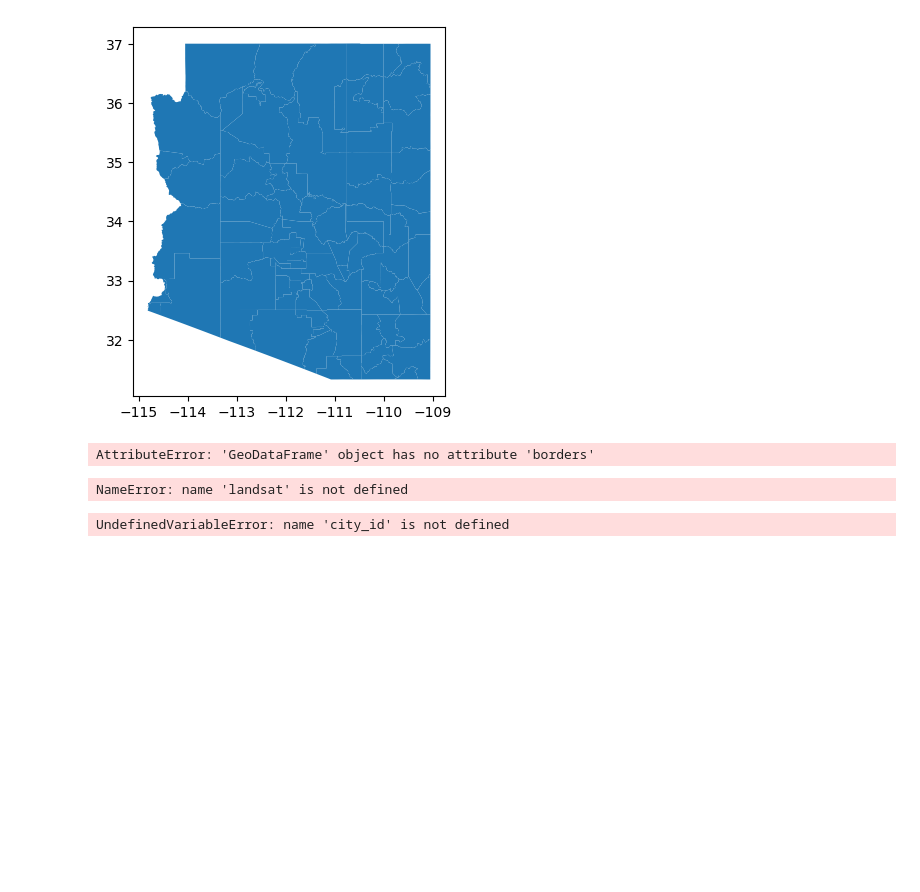
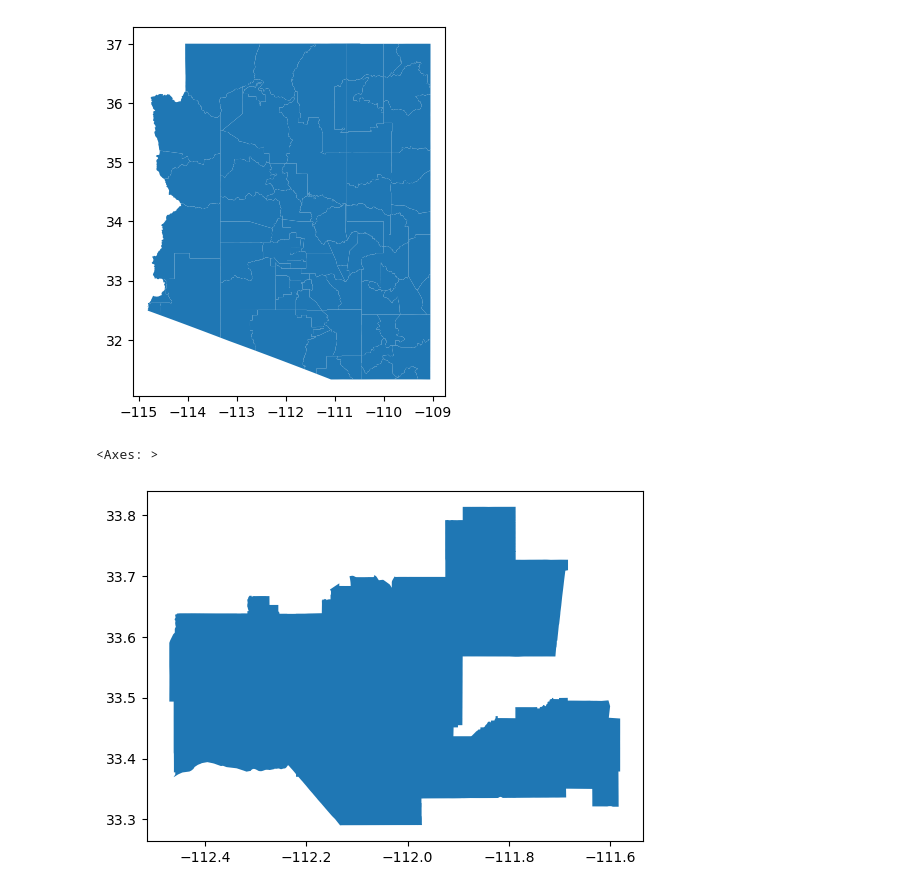
Before and after one commit to stephenccodes/biodiversity-intactness-index-phoenix, a Jupyter notebook: biodiversity_intactness_index_phoenix.ipynb, the cells around one changed output. Cells and saved outputs as stored; diff of their text form; code cells hidden in the pictures; blank space fills up the shorter version.

```diff
--- a/biodiversity_intactness_index_phoenix.ipynb
+++ b/biodiversity_intactness_index_phoenix.ipynb
@@ -213,71 +224,7 @@ arizona.plot()
 # Filter for Phoenix
 phx = arizona[arizona["NAME"]=="Phoenix"]
 # %%
-phx.borders.plot()
+phx.plot()
 # %% [output]
-AttributeError: 'GeoDataFrame' object has no attribute 'borders'
+<Axes: >
+[figure, added]
-# %%
-# Define the landsat aspect ratio
-landsat_aspect_ratio = landsat.rio.width / landsat.rio.height
-
-# Initialize the figure and set the dimensions
-fig, ax = plt.subplots(figsize = (9, 5 * landsat_aspect_ratio)) # Apply the aspect ratio
-
-# Set the background color of the entire figure
-fig.patch.set_facecolor('beige')
-
-# Remove axes for cleaner map
-ax.axis('off')
-
-# Plot the false color remorte sensing data
-landsat[['swir22', 'nir08', 'red']].to_array().plot.imshow(robust = True, ax = ax)
-
-# Plot the Thomas Fire perimeter
-thomas_fire.boundary.plot(ax = ax,
-                          color = "red", # Color it red for emphasis
-                          linewidth = 0.8)
-
-# Add a main title
-ax.set_title("The 2017 Thomas Fire Scar\n", fontsize = 12)
-
-# Add subtitle describing the false colors
-fig.suptitle("False Colors with Short Wave Infrared, Near-Infrared, & Red Wavelengths",
-             color = 'black',
-             fontsize = 10,
-             fontweight='light',
-             y=0.91)
-
-# Add a legend for the fire boundary
-ax.legend(labels = ['Thomas Fire (2017) Scar'])
-
-# Add a footnote citation at the bottom of the figure
-fig.text(0.379, 0.1, # Position
-         'Data Source: CAL FIRE & USGS EROS Archive',
-         ha='center', # Horizontal alignment
-         va='center', # Vertical alignment
-         fontsize=8,
-         color='black',
-         fontstyle='italic')
-fig.text(0.395, 0.08, # Position
-         'Date Accessed: 11/19/24',
-         ha='right', # Horizontal alignment
-         va='center', # Vertical alignment
-         fontsize=8,
-         color='black',
-         fontstyle='italic')
-
-plt.show()
-# %% [output]
-NameError: name 'landsat' is not defined
-# %%
-zaragoza = phx.query("city_id == 'ci122'")
-ax = zaragoza.plot(facecolor="none",
-                   edgecolor="red",
-                   linewidth=2
-                  )
-cx.add_basemap(ax,
-               crs=zaragoza.crs.to_string(),
-               source=cx.providers.CartoDB.Voyager
-              )
-# %% [output]
-UndefinedVariableError: name 'city_id' is not defined
```
Also changed, not shown: parts of 15 cells of this notebook.
